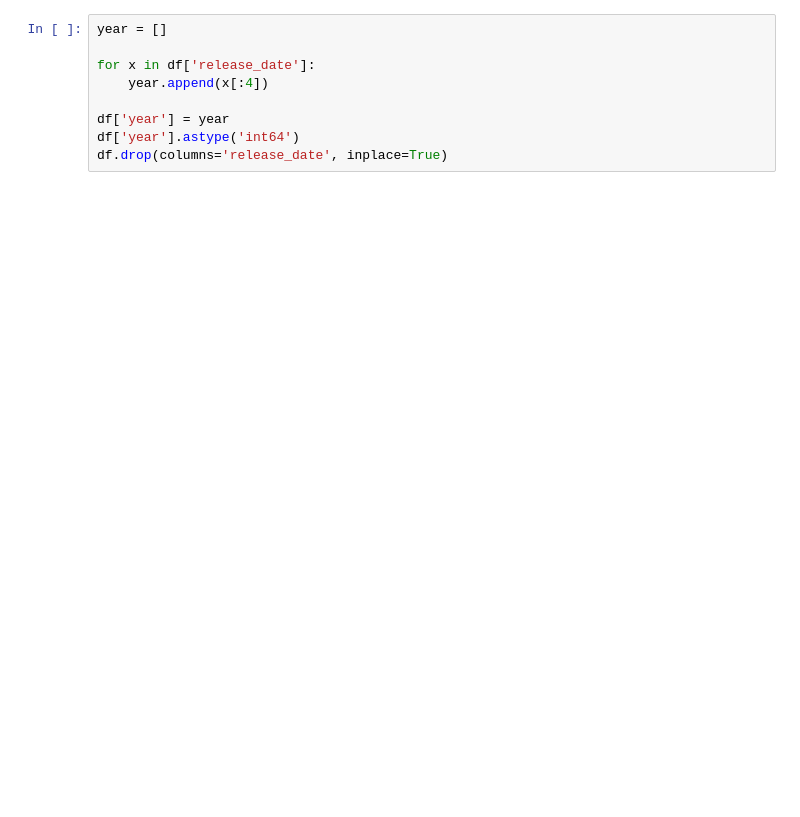
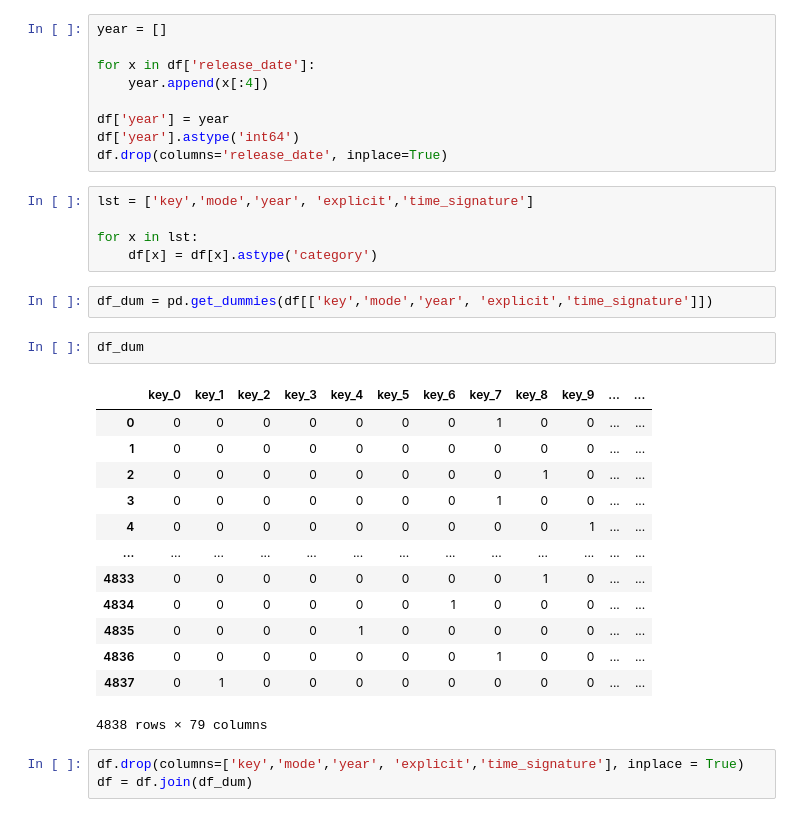
Before and after one commit to zarialevi/ClassifyingMusic, a Jupyter notebook: data_cleaning.ipynb, the cells around one changed output. Cells and saved outputs as stored; diff of their text form; blank space fills up the shorter version.

```diff
--- a/data_cleaning.ipynb
+++ b/data_cleaning.ipynb
@@ -25,6 +36,32 @@ for x in df['release_date']:
 df['year'] = year
 df['year'].astype('int64')
 df.drop(columns='release_date', inplace=True)
+# %%
+lst = ['key','mode','year', 'explicit','time_signature']
+
+for x in lst:
+    df[x] = df[x].astype('category')
+# %%
+df_dum = pd.get_dummies(df[['key','mode','year', 'explicit','time_signature']])
+# %%
+df_dum
+# %% [output]
+|  | key_0 | key_1 | key_2 | key_3 | key_4 | key_5 | key_6 | key_7 | key_8 | key_9 | ... | ... |
+| 0 | 0 | 0 | 0 | 0 | 0 | 0 | 0 | 1 | 0 | 0 | ... | ... |
+| 1 | 0 | 0 | 0 | 0 | 0 | 0 | 0 | 0 | 0 | 0 | ... | ... |
+| 2 | 0 | 0 | 0 | 0 | 0 | 0 | 0 | 0 | 1 | 0 | ... | ... |
+| 3 | 0 | 0 | 0 | 0 | 0 | 0 | 0 | 1 | 0 | 0 | ... | ... |
+| 4 | 0 | 0 | 0 | 0 | 0 | 0 | 0 | 0 | 0 | 1 | ... | ... |
+| ... | ... | ... | ... | ... | ... | ... | ... | ... | ... | ... | ... | ... |
+| 4833 | 0 | 0 | 0 | 0 | 0 | 0 | 0 | 0 | 1 | 0 | ... | ... |
+| 4834 | 0 | 0 | 0 | 0 | 0 | 0 | 1 | 0 | 0 | 0 | ... | ... |
+| 4835 | 0 | 0 | 0 | 0 | 1 | 0 | 0 | 0 | 0 | 0 | ... | ... |
+| 4836 | 0 | 0 | 0 | 0 | 0 | 0 | 0 | 1 | 0 | 0 | ... | ... |
+| 4837 | 0 | 1 | 0 | 0 | 0 | 0 | 0 | 0 | 0 | 0 | ... | ... |
+4838 rows × 79 columns
+# %%
+df.drop(columns=['key','mode','year', 'explicit','time_signature'], inplace = True)
+df = df.join(df_dum)
 # %%
 df.head()
 # %% [output]
```
Also changed, not shown: parts of 17 cells of this notebook, 4 other files.
